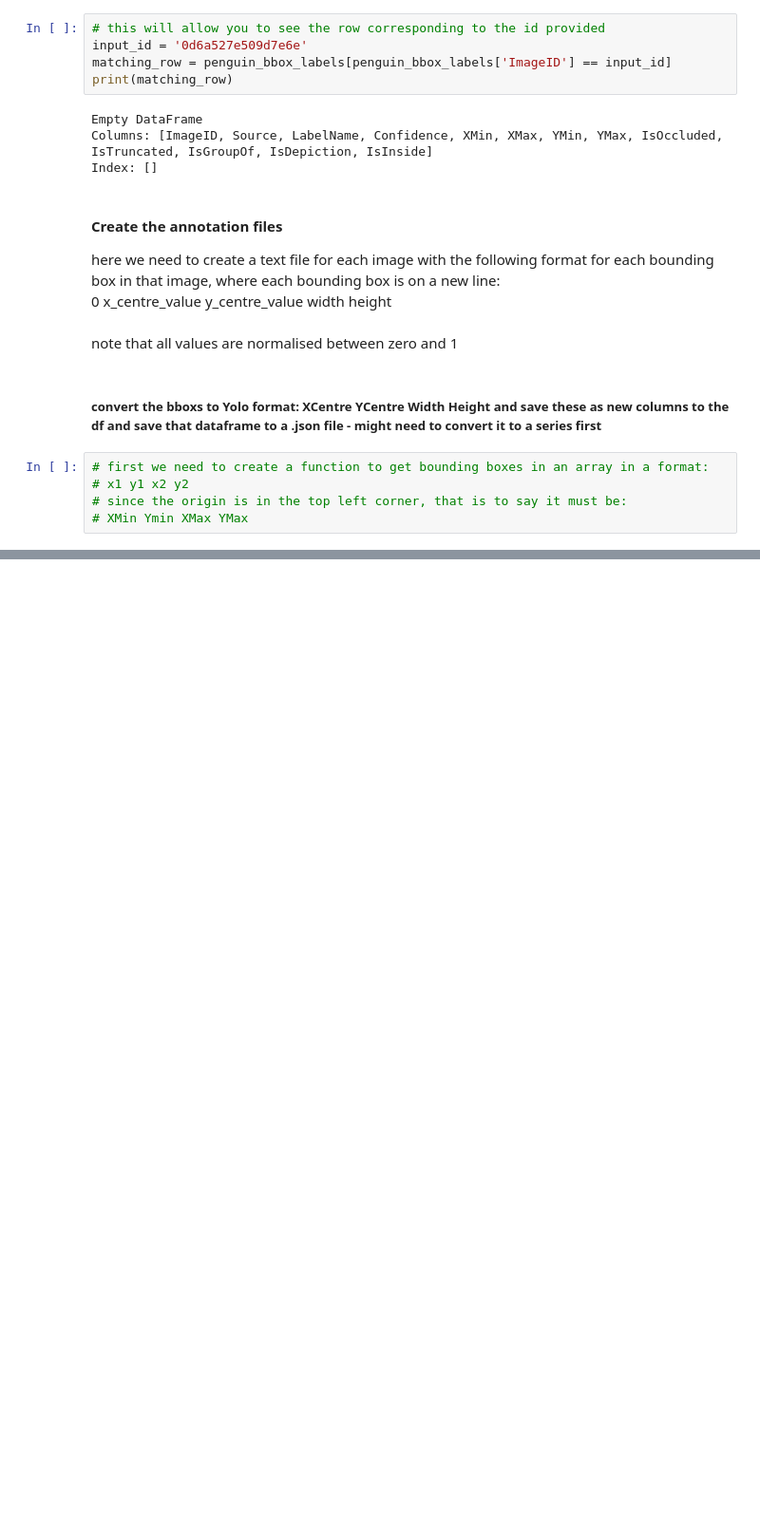
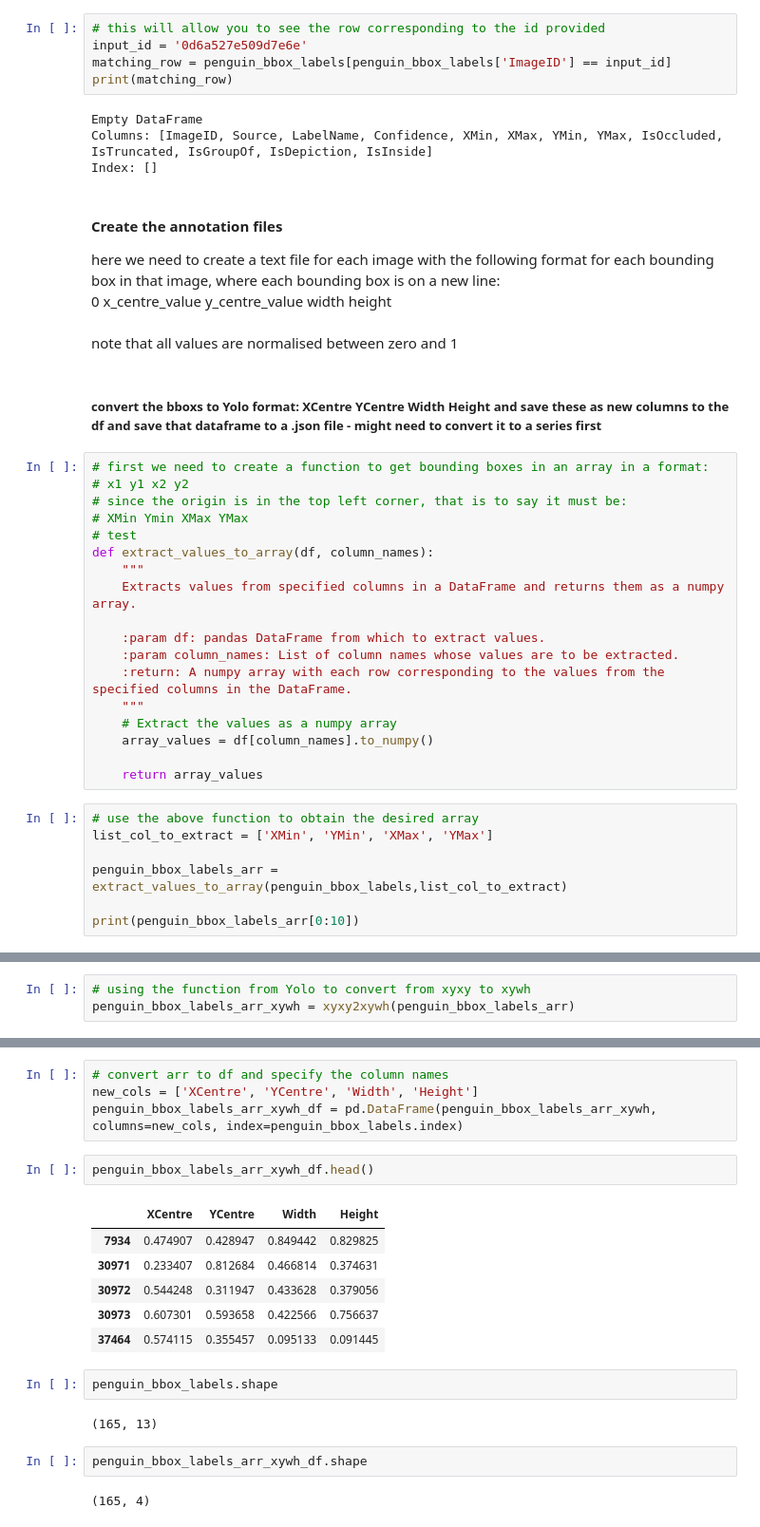
Before and after one commit to Mattshanevdberg/Masters-deep_learning_penguins, a Jupyter notebook: notebooks/detection_experiments_training.ipynb, the cells around one changed output, grey strips where cells are left out. Shown at 95% size. Cells and saved outputs as stored; diff of their text form; blank space fills up the shorter version.

```diff
--- a/notebooks/detection_experiments_training.ipynb
+++ b/notebooks/detection_experiments_training.ipynb
@@ -236,3 +243,23 @@ note that all values are normalised between zero and 1
 # x1 y1 x2 y2
 # since the origin is in the top left corner, that is to say it must be:
 # XMin Ymin XMax YMax
+# test
+def extract_values_to_array(df, column_names):
+    """
+    Extracts values from specified columns in a DataFrame and returns them as a numpy array.
+
+    :param df: pandas DataFrame from which to extract values.
+    :param column_names: List of column names whose values are to be extracted.
+    :return: A numpy array with each row corresponding to the values from the specified columns in the DataFrame.
+    """
+    # Extract the values as a numpy array
+    array_values = df[column_names].to_numpy()
+
+    return array_values
+# %%
+# use the above function to obtain the desired array
+list_col_to_extract = ['XMin', 'YMin', 'XMax', 'YMax']
+
+penguin_bbox_labels_arr = extract_values_to_array(penguin_bbox_labels,list_col_to_extract)
+
+print(penguin_bbox_labels_arr[0:10])
@@ -238,0 +295,3 @@ note that all values are normalised between zero and 1
+# %%
+# using the function from Yolo to convert from xyxy to xywh
+penguin_bbox_labels_arr_xywh = xyxy2xywh(penguin_bbox_labels_arr)
@@ -238,0 +326,21 @@ note that all values are normalised between zero and 1
+# %%
+# convert arr to df and specify the column names
+new_cols = ['XCentre', 'YCentre', 'Width', 'Height']
+penguin_bbox_labels_arr_xywh_df = pd.DataFrame(penguin_bbox_labels_arr_xywh, columns=new_cols, index=penguin_bbox_labels.index)
+# %%
+penguin_bbox_labels_arr_xywh_df.head()
+# %% [output]
+|  | XCentre | YCentre | Width | Height |
+| 7934 | 0.474907 | 0.428947 | 0.849442 | 0.829825 |
+| 30971 | 0.233407 | 0.812684 | 0.466814 | 0.374631 |
+| 30972 | 0.544248 | 0.311947 | 0.433628 | 0.379056 |
+| 30973 | 0.607301 | 0.593658 | 0.422566 | 0.756637 |
+| 37464 | 0.574115 | 0.355457 | 0.095133 | 0.091445 |
+# %%
+penguin_bbox_labels.shape
+# %% [output]
+(165, 13)
+# %%
+penguin_bbox_labels_arr_xywh_df.shape
+# %% [output]
+(165, 4)
```
Also changed, not shown: parts of 31 cells of this notebook.
